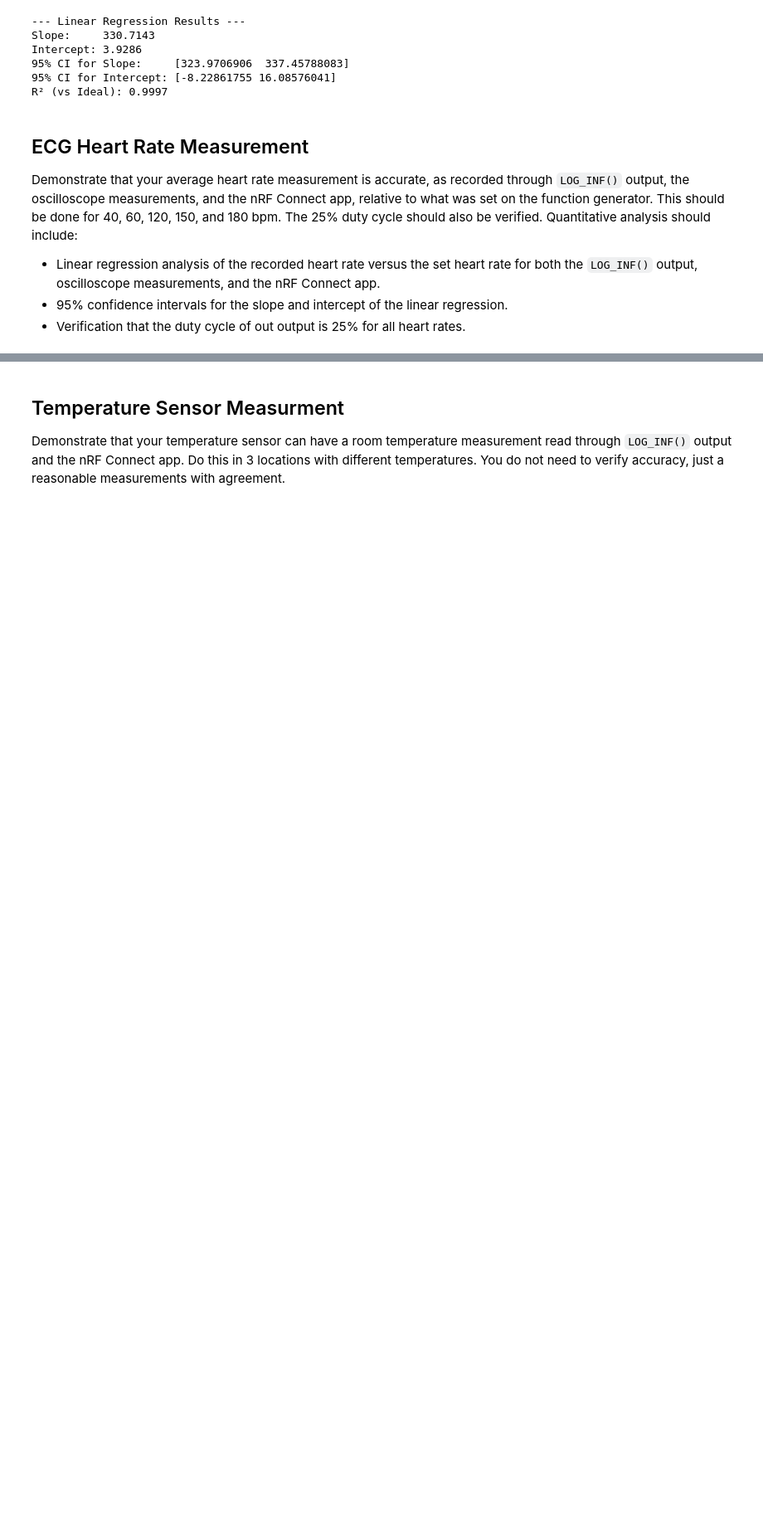
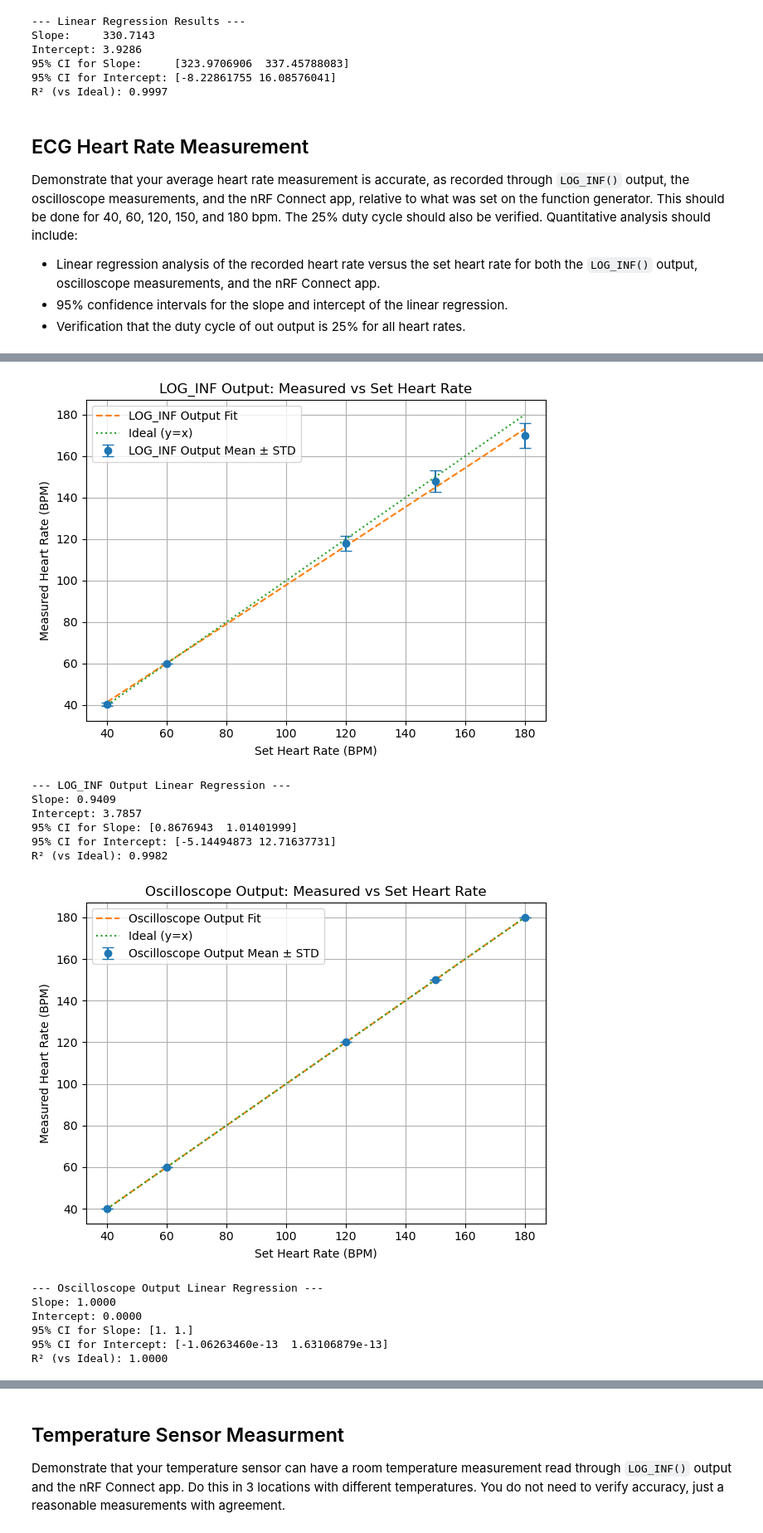
Before and after one commit to ArshSingh02/ecg-temp-ble-project, a Jupyter notebook: testing/technical_report.ipynb, the cells around one changed output, grey strips where cells are left out. Shown: that part at 83% size. Saved outputs shown, nothing was run; the diff lists cells and outputs as text; code cells hidden in the pictures; blank space fills up the shorter version.

Commit message:
Finished testing heart rate and 25 percent duty cycle for LED2. Updated state diagram to include measure state (heart rate only).

```diff
--- a/testing/technical_report.ipynb
+++ b/testing/technical_report.ipynb
@@ -66,0 +67,75 @@ Demonstrate that your average heart rate measurement is accurate, as recorded th
+# %%
+import numpy as np
+import pandas as pd
+import matplotlib.pyplot as plt
+import statsmodels.api as sm
+
+# === Load and preprocess ===
+file_path = "heart_rate_test.xlsx"
+df = pd.read_excel(file_path, skiprows=1)
+
+# Rename columns for clarity
+df.columns = [
+    "Set BPM", "LOG_INF T1", "LOG_INF T2", "LOG_INF T3", "LOG_INF T4", "LOG_INF T5",
+    "blank", "Scope T1", "Scope T2", "Scope T3", "Scope T4", "Scope T5"
+]
+
+# Drop blank column
+df = df.drop(columns=["blank"])
+
+# Compute means and std for both methods
+df['LOG_INF Mean'] = df[["LOG_INF T1", "LOG_INF T2", "LOG_INF T3", "LOG_INF T4", "LOG_INF T5"]].mean(axis=1)
+df['LOG_INF Std']  = df[["LOG_INF T1", "LOG_INF T2", "LOG_INF T3", "LOG_INF T4", "LOG_INF T5"]].std(axis=1)
+
+df['Scope Mean']   = df[["Scope T1", "Scope T2", "Scope T3", "Scope T4", "Scope T5"]].mean(axis=1)
+df['Scope Std']    = df[["Scope T1", "Scope T2", "Scope T3", "Scope T4", "Scope T5"]].std(axis=1)
+
+# === Regression Function ===
+def run_regression(x, y, y_std, label):
+    plt.errorbar(x, y, yerr=y_std, fmt='o', capsize=5, label=f'{label} Mean ± STD')
+
+    X = sm.add_constant(x)
+    model = sm.OLS(y, X).fit()
+    intercept, slope = model.params
+    conf_int = model.conf_int(alpha=0.05)
+
+    # Ideal (perfect fit = identity)
+    ideal = x
+    r_squared = np.corrcoef(y, ideal)[0, 1] ** 2
+
+    plt.plot(x, model.predict(X), '--', label=f'{label} Fit')
+    plt.plot(x, ideal, ':', label='Ideal (y=x)')
+
+    plt.xlabel("Set Heart Rate (BPM)")
+    plt.ylabel("Measured Heart Rate (BPM)")
+    plt.title(f"{label}: Measured vs Set Heart Rate")
+    plt.grid(True)
+    plt.legend()
+    plt.tight_layout()
+    plt.show()
+
+    print(f"\n--- {label} Linear Regression ---")
+    print(f"Slope: {slope:.4f}")
+    print(f"Intercept: {intercept:.4f}")
+    print(f"95% CI for Slope: {conf_int.loc['Set BPM'].values}")
+    print(f"95% CI for Intercept: {conf_int.loc['const'].values}")
+    print(f"R² (vs Ideal): {r_squared:.4f}")
+
+# === Run both regressions ===
+run_regression(df['Set BPM'], df['LOG_INF Mean'], df['LOG_INF Std'], label="LOG_INF Output")
+run_regression(df['Set BPM'], df['Scope Mean'], df['Scope Std'], label="Oscilloscope Output")
+# %% [output]
+[figure, added]
+--- LOG_INF Output Linear Regression ---
+Slope: 0.9409
+Intercept: 3.7857
+95% CI for Slope: [0.8676943  1.01401999]
+95% CI for Intercept: [-5.14494873 12.71637731]
+R² (vs Ideal): 0.9982
+[figure, added]
+--- Oscilloscope Output Linear Regression ---
+Slope: 1.0000
+Intercept: 0.0000
+95% CI for Slope: [1. 1.]
+95% CI for Intercept: [-1.06263460e-13  1.63106879e-13]
+R² (vs Ideal): 1.0000
```
Also changed, not shown: parts of 4 cells of this notebook, 4 other files.
